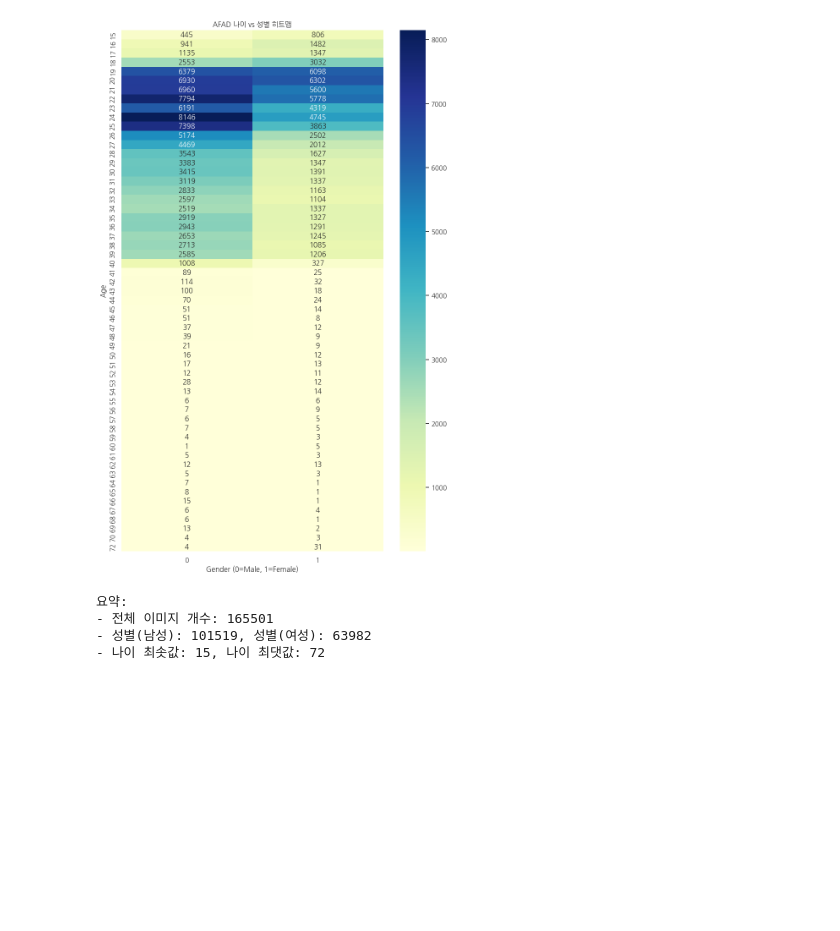
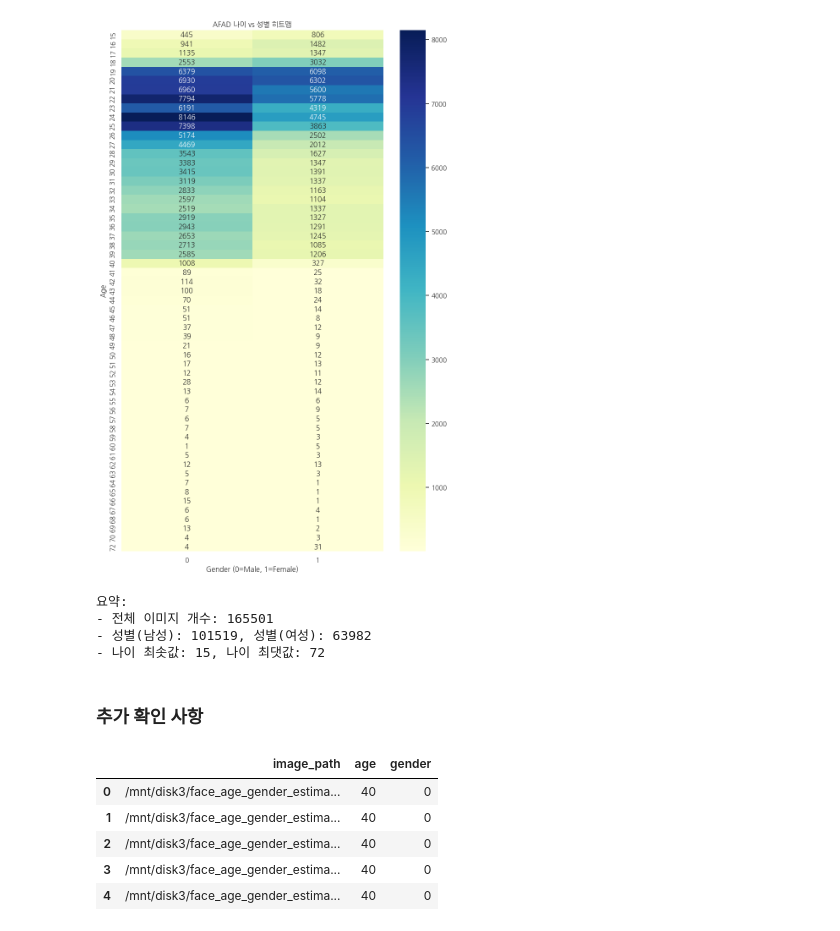
Before and after one commit to YoungjaeDev/AFAD_train, a Jupyter notebook: eda.ipynb, the cells around one changed output. Drawn from its saved outputs; the diff is of its cells as text; code cells hidden in the pictures; blank space fills up the shorter version.

```diff
--- a/eda.ipynb
+++ b/eda.ipynb
@@ -216,3 +216,27 @@ print(f"- 나이 최솟값: {df['age'].min()}, 나이 최댓값: {df['age'].max(
 - 전체 이미지 개수: 165501
 - 성별(남성): 101519, 성별(여성): 63982
 - 나이 최솟값: 15, 나이 최댓값: 72
+# %% [markdown]
+### **추가 확인 사항**
+# %%
+def postprocess_age(age):
+    if age < 20:
+        return 10
+    elif age < 30:
+        return 20
+    elif age < 40:
+        return 30
+    elif age < 50:
+        return 40
+    else:
+        return 50
+
+df['age'] = df['age'].apply(postprocess_age)
+df.head()
+# %% [output]
+|  | image_path | age | gender |
+| 0 | /mnt/disk3/face_age_gender_estima... | 40 | 0 |
+| 1 | /mnt/disk3/face_age_gender_estima... | 40 | 0 |
+| 2 | /mnt/disk3/face_age_gender_estima... | 40 | 0 |
+| 3 | /mnt/disk3/face_age_gender_estima... | 40 | 0 |
+| 4 | /mnt/disk3/face_age_gender_estima... | 40 | 0 |
```
Also changed, not shown: parts of 2 cells of this notebook, 4 other files.
